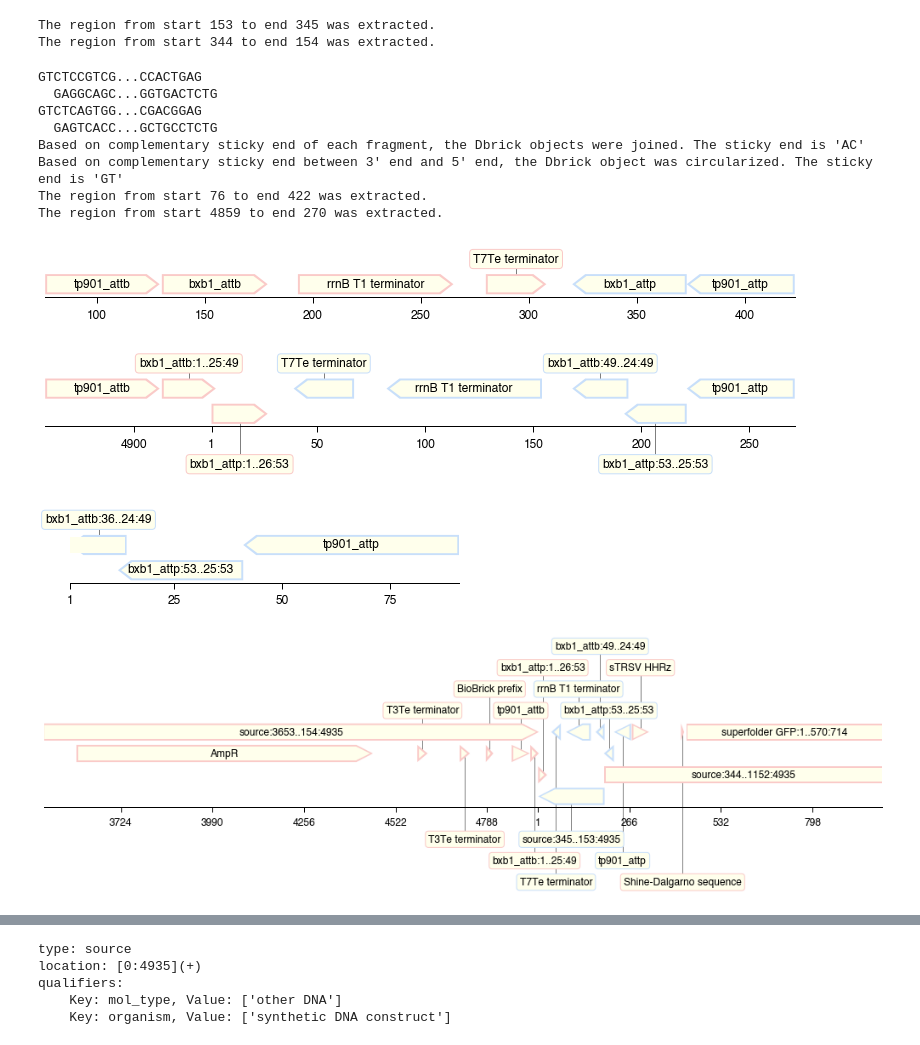
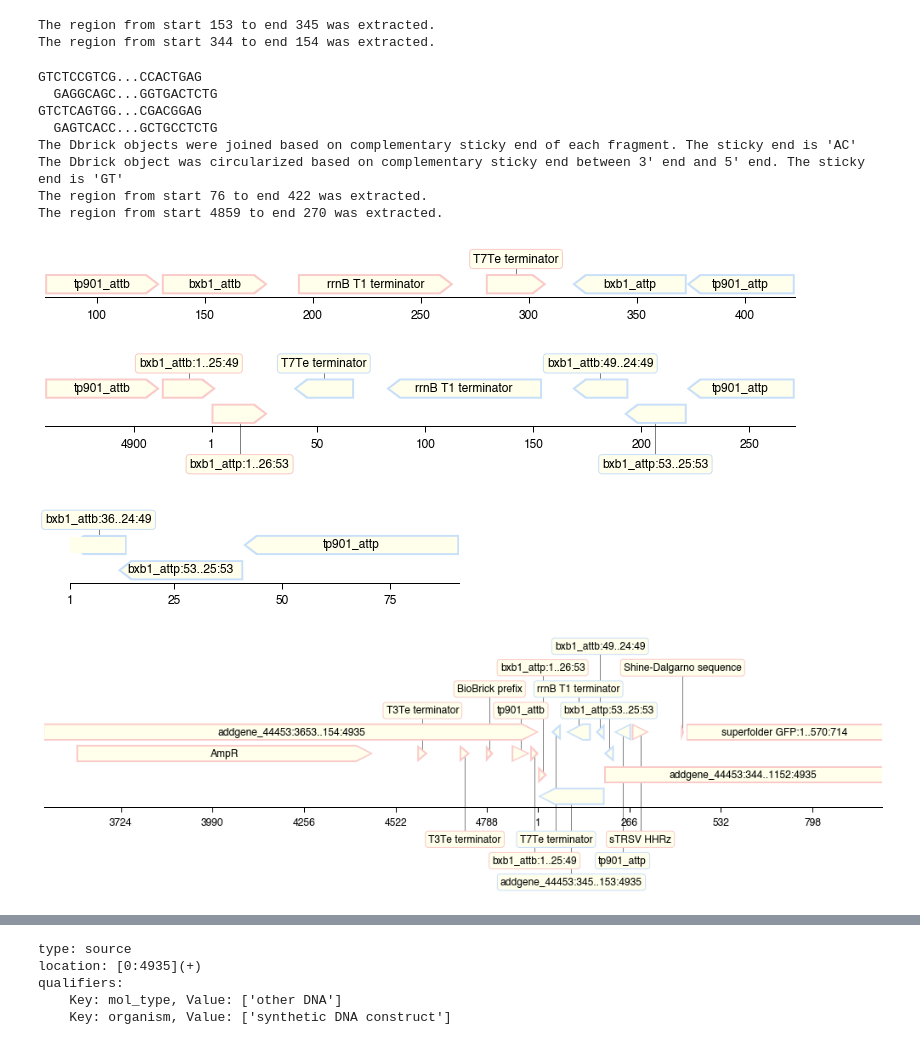
Before and after one commit to yachielab/QUEEN, a Jupyter notebook: notebook/bonnet_et_al_2013/XOR_gate.ipynb, the cells around one changed output, grey strips where cells are left out. Cells and saved outputs as stored; diff of their text form; code cells hidden in the pictures.

```diff
--- a/notebook/bonnet_et_al_2013/XOR_gate.ipynb
+++ b/notebook/bonnet_et_al_2013/XOR_gate.ipynb
@@ -16,6 +16,7 @@ tp901_attb = "ATGCCAACACAATTAACATCTCAATCAAGGTAAATGCTTTTTGCTTTTTTTGC"
 tp901_attp = "GCGAGTTTTTATTTCGTTTATTTCAATTAAGGTAACTAAAAAACTCCTTT"
 # %%
 xor_gate = Dbrick(record="input/addgene_44453.gbk")
+xor_gate.name = "addgene_44453"
 # %%
 xor_gate.add_feature(bxb1_attb,  qualifiers={"label":"bxb1_attb"})
 xor_gate.add_feature(bxb1_attp,  qualifiers={"label":"bxb1_attp"}, strand=-1)
@@ -39,37 +40,37 @@ xor_gate_a = shell(xor_gate_a,"**/--","--/**")
 xor_gate_a.print_dsdna()
 xor_gate_a = reverse_complement(xor_gate_a)
 xor_gate_a.print_dsdna()
 xor_gate_b = shell(xor_gate_b,"**/--","--/**")
 xor_gate_bxb1 = join_dbricks(xor_gate_a, xor_gate_b, topology="circular")
-xor_gate_bxb1.write("output/xor_gate_bxb1.gbk")
+xor_gate_bxb1.write("output/xor_gate_bxb1.gbk", record_id="xor_gate_bxb1")
 fig = visualize(xor_gate,tp901_attb,tp901_attp)
 fig.savefig("test1.pdf",bbox_inches="tight")
 
 fig = visualize(xor_gate_bxb1,tp901_attb,tp901_attp)
 fig.savefig("test2.pdf",bbox_inches="tight")
 
 fig = visualize(xor_gate_bxb1[180:270])
 fig.savefig("test3.pdf",bbox_inches="tight")
 
 fig = visualize(xor_gate_bxb1,3500,1000,enlarge=1.5,unvisible_types=[])
 fig.savefig("test4.pdf",bbox_inches="tight")
 
 #graphic_record = BiopythonTranslator().translate_record("output/xor_gate_bxb1.gbk")
 #graphic_record = graphic_record.crop((3500,1000))
 #graphic_record.plot(figure_width=10, strand_in_label_threshold=7)
 # %% [output]
 GTCTCCGTCG...CCACTGAG
   GAGGCAGC...GGTGACTCTG
 GTCTCAGTGG...CGACGGAG
   GAGTCACC...GCTGCCTCTG
-Based on complementary sticky end of each fragment, the Dbrick objects were joined. The sticky end is 'AC'
-Based on complementary sticky end between 3' end and 5' end, the Dbrick object was circularized. The sticky end is 'GT'
+The Dbrick objects were joined based on complementary sticky end of each fragment. The sticky end is 'AC'
+The Dbrick object was circularized based on complementary sticky end between 3' end and 5' end. The sticky end is 'GT'
 The region from start 76 to end 422 was extracted.
 The region from start 4859 to end 270 was extracted.
 [figure]
 [figure]
 [figure]
-[figure, old version]
+[figure, new version]
 # %%
 sub_brick = xor_gate_bxb1[tp901_attb:tp901_attp]
 sub_brick.print_features()
```
Also changed, not shown: parts of 2 cells of this notebook, 13 other files.
